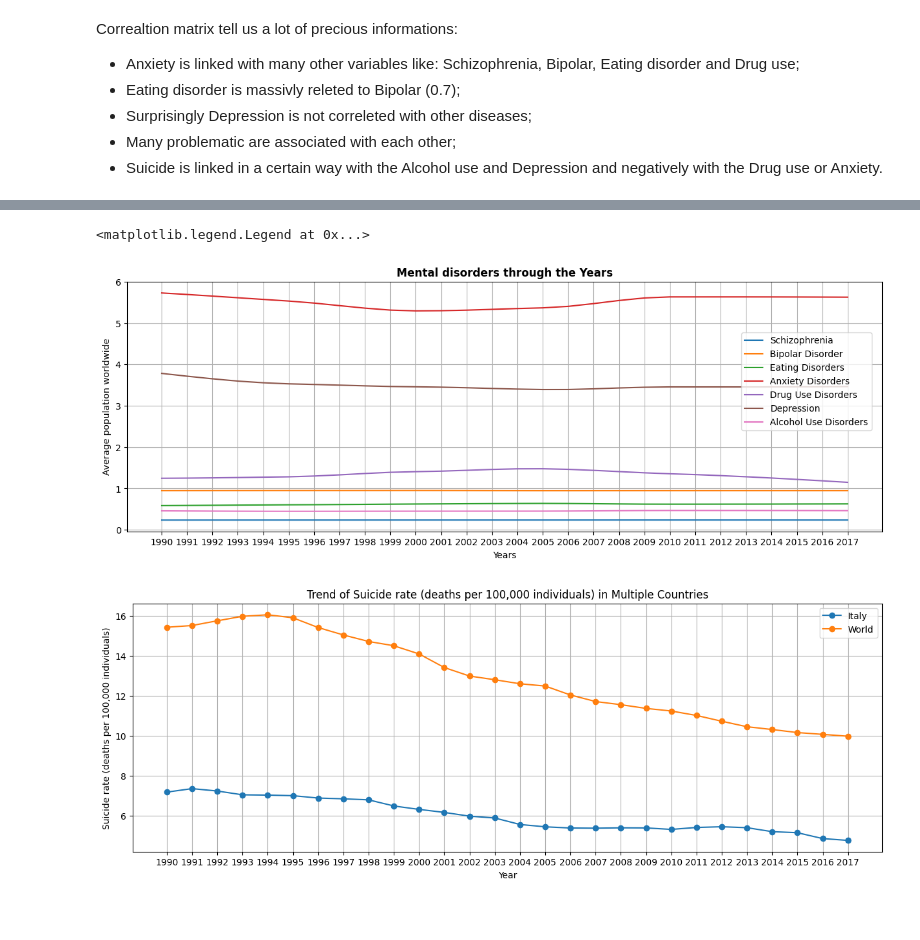
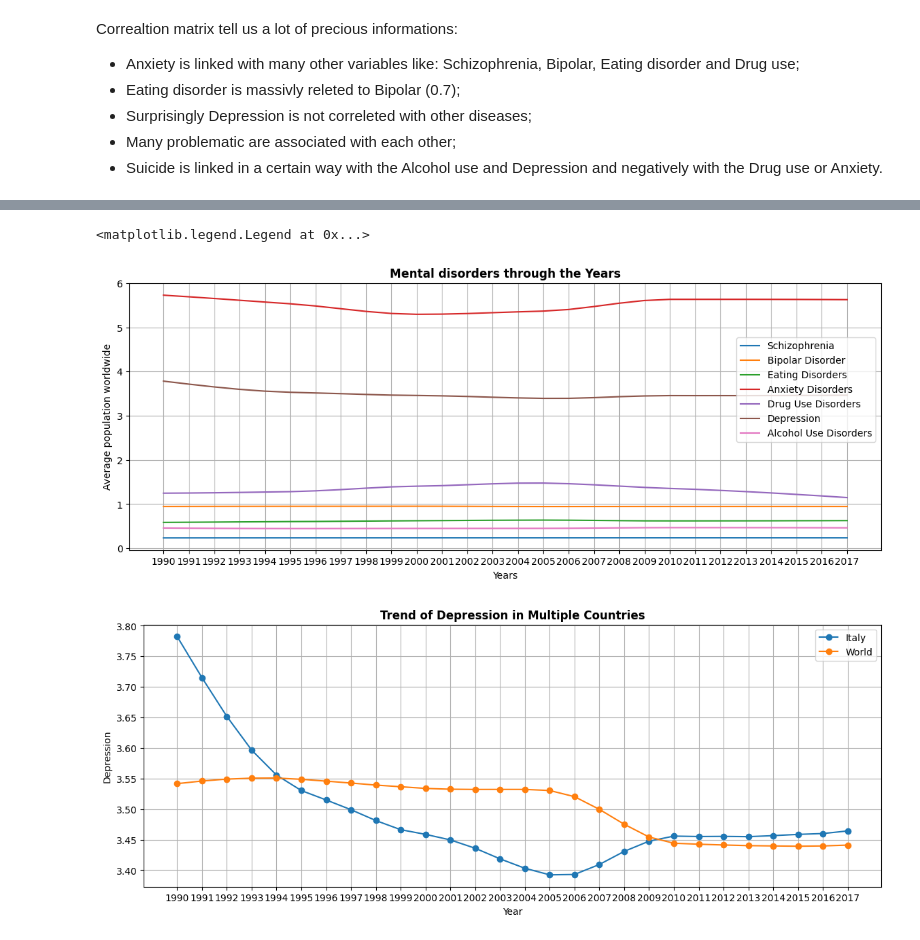
Before and after one commit to AlessandroSignoretto/Social_research_project, a Jupyter notebook: Social_research_project.ipynb, the cells around one changed output, grey strips where cells are left out. Cells and saved outputs as stored; diff of their text form; code cells hidden in the pictures; blank space fills up the shorter version.

```diff
--- a/Social_research_project.ipynb
+++ b/Social_research_project.ipynb
@@ -270,7 +272,7 @@ Correaltion matrix tell us a lot of precious informations:
 - Many problematic are associated with each other;
 - Suicide is linked in a certain way with the Alcohol use and Depression and negatively with the Drug use or Anxiety.
 # %%
-Italy= mental_health1[mental_health1['Entity'] == 'Italy']
+Italy= mental_health1[mental_health1['Country'] == 'Italy']
 Italy.set_index('Year')
 Italy.tail(5)
 # %% [output]
@@ -299,36 +301,36 @@ Italy.describe().T
 | Prevalence - Depressive disorders... | 28.0000 | 2295645.2884 | 75434.0228 | 2210774.4178 | 2223132.5177 | 2274753.1510 | 2381449.7601 | 2400173.9720 |
 # %%
-plt.figure(figsize = (15,5))
+plt.figure(figsize = (14,5))
 
-sns.lineplot(data=Italy, x="Year", y="Schizophrenia (%)", label="Schizophrenia")
-sns.lineplot(data=Italy, x="Year", y="Bipolar disorder (%)", label="Bipolar Disorder")
-sns.lineplot(data=Italy, x="Year", y="Eating disorders (%)", label="Eating Disorders")
-sns.lineplot(data=Italy, x="Year", y="Anxiety disorders (%)", label="Anxiety Disorders")
-sns.lineplot(data=Italy, x="Year", y="Drug use disorders (%)", label="Drug Use Disorders")
-sns.lineplot(data=Italy, x="Year", y="Depression (%)", label="Depression")
-sns.lineplot(data=Italy, x="Year", y="Alcohol use disorders (%)", label="Alcohol Use Disorders")
+sns.lineplot(data=Italy, x="Year", y="Schizophrenia", label="Schizophrenia")
+sns.lineplot(data=Italy, x="Year", y="Bipolar", label="Bipolar Disorder")
+sns.lineplot(data=Italy, x="Year", y="Eating dis", label="Eating Disorders")
+sns.lineplot(data=Italy, x="Year", y="Anxiety", label="Anxiety Disorders")
+sns.lineplot(data=Italy, x="Year", y="Drug use", label="Drug Use Disorders")
+sns.lineplot(data=Italy, x="Year", y="Depression", label="Depression")
+sns.lineplot(data=Italy, x="Year", y="Alcohol use", label="Alcohol Use Disorders")
 
 plt.title('Mental disorders through the Years',
           fontweight='bold')
 plt.ylabel('Average population worldwide')
 plt.xlabel('Years')
 
 plt.grid(True)
 
 plt.legend(loc='center', bbox_to_anchor=(0.9, 0.6))
 # %% [output]
 <matplotlib.legend.Legend at 0x...>
-[figure, old version]
+[figure, new version]
 # %%
 # Function for visualizing the time line of the diseases in smultiple countries
 def plot_trend_multiple_countries(countries, disorder):
-    plt.figure(figsize=(15, 5))
+    plt.figure(figsize=(14, 5))
 
     for country in countries:
-        country_data = mental_health1[mental_health1['Entity'] == country]
+        country_data = mental_health1[mental_health1['Country'] == country]
         plt.plot(country_data['Year'], country_data[disorder], marker='o', label=country)
 
-    plt.title(f'Trend of {disorder} in Multiple Countries')
+    plt.title(f'Trend of {disorder} in Multiple Countries', fontweight='bold')
     plt.xlabel('Year')
     plt.ylabel(disorder)
     plt.legend()
@@ -337,6 +339,6 @@ def plot_trend_multiple_countries(countries, disorder):
 
 # We can analyze better by selecting specific countries and diseases
 countries_to_compare = ['Italy', 'World']
-plot_trend_multiple_countries(countries_to_compare, 'Suicide rate (deaths per 100,000 individuals)')
+plot_trend_multiple_countries(countries_to_compare, 'Depression')
 # %% [output]
-[figure, old version]
+[figure, new version]
```
Also changed, not shown: parts of 7 cells of this notebook.
